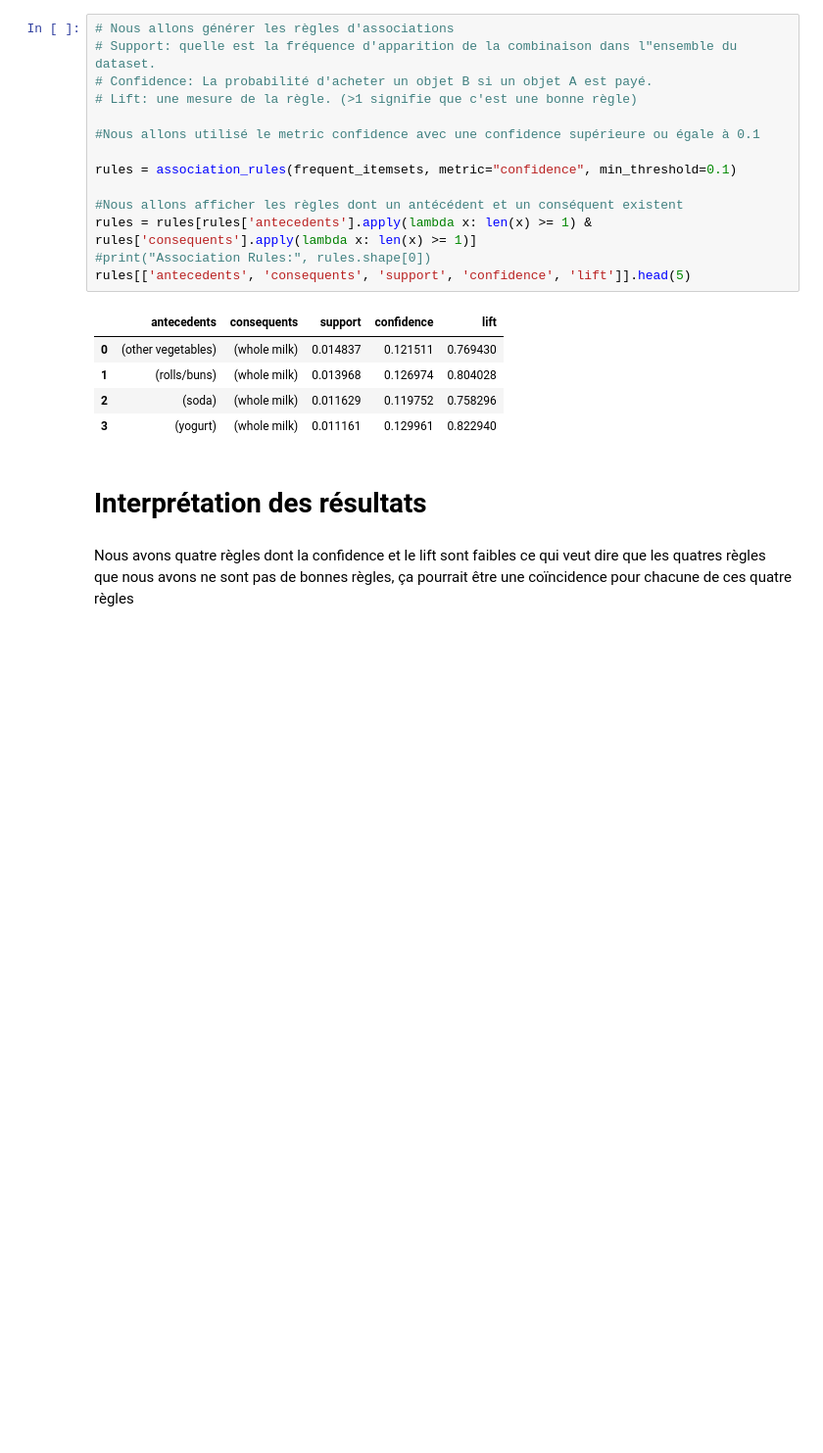
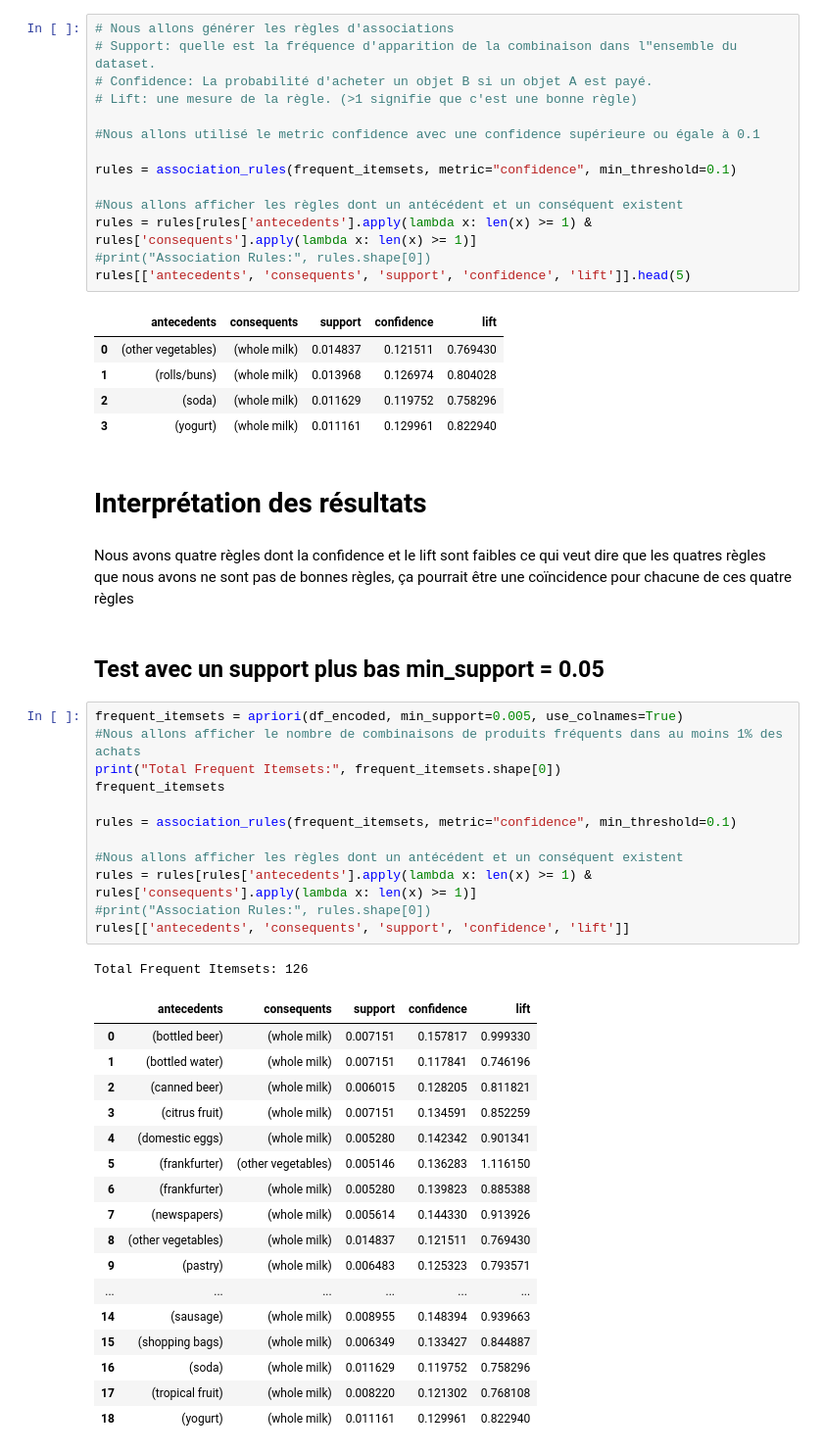
Before and after one commit to romarioben/implementation_apriori_Groupe4, a Jupyter notebook: implementation_apriori.ipynb, the cells around one changed output. Shown at 98% size. Drawn from its saved outputs; the diff is of its cells as text; blank space fills up the shorter version.

```diff
--- a/implementation_apriori.ipynb
+++ b/implementation_apriori.ipynb
@@ -140,3 +183,36 @@ rules[['antecedents', 'consequents', 'support', 'confidence', 'lift']].head(5)
 # Interprétation des résultats
 # %% [markdown]
 Nous avons quatre règles dont la confidence et  le lift sont faibles ce qui veut dire que les quatres règles que nous avons ne sont pas de bonnes règles, ça pourrait être une coïncidence pour chacune de ces quatre règles
+# %% [markdown]
+## Test avec un support plus bas min_support = 0.05
+# %%
+frequent_itemsets = apriori(df_encoded, min_support=0.005, use_colnames=True)
+#Nous allons afficher le nombre de combinaisons de produits fréquents dans au moins 1% des achats
+print("Total Frequent Itemsets:", frequent_itemsets.shape[0])
+frequent_itemsets
+
+rules = association_rules(frequent_itemsets, metric="confidence", min_threshold=0.1)
+
+#Nous allons afficher les règles dont un antécédent et un conséquent existent
+rules = rules[rules['antecedents'].apply(lambda x: len(x) >= 1) & rules['consequents'].apply(lambda x: len(x) >= 1)]
+#print("Association Rules:", rules.shape[0])
+rules[['antecedents', 'consequents', 'support', 'confidence', 'lift']]
+# %% [output]
+Total Frequent Itemsets: 126
+|  | antecedents | consequents | support | confidence | lift |
+| 0 | (bottled beer) | (whole milk) | 0.007151 | 0.157817 | 0.999330 |
+| 1 | (bottled water) | (whole milk) | 0.007151 | 0.117841 | 0.746196 |
+| 2 | (canned beer) | (whole milk) | 0.006015 | 0.128205 | 0.811821 |
+| 3 | (citrus fruit) | (whole milk) | 0.007151 | 0.134591 | 0.852259 |
+| 4 | (domestic eggs) | (whole milk) | 0.005280 | 0.142342 | 0.901341 |
+| 5 | (frankfurter) | (other vegetables) | 0.005146 | 0.136283 | 1.116150 |
+| 6 | (frankfurter) | (whole milk) | 0.005280 | 0.139823 | 0.885388 |
+| 7 | (newspapers) | (whole milk) | 0.005614 | 0.144330 | 0.913926 |
+| 8 | (other vegetables) | (whole milk) | 0.014837 | 0.121511 | 0.769430 |
+| 9 | (pastry) | (whole milk) | 0.006483 | 0.125323 | 0.793571 |
+| ... | ... | ... | ... | ... | ... |
+| 14 | (sausage) | (whole milk) | 0.008955 | 0.148394 | 0.939663 |
+| 15 | (shopping bags) | (whole milk) | 0.006349 | 0.133427 | 0.844887 |
+| 16 | (soda) | (whole milk) | 0.011629 | 0.119752 | 0.758296 |
+| 17 | (tropical fruit) | (whole milk) | 0.008220 | 0.121302 | 0.768108 |
+| 18 | (yogurt) | (whole milk) | 0.011161 | 0.129961 | 0.822940 |
```
Also changed, not shown: parts of 4 cells of this notebook.
